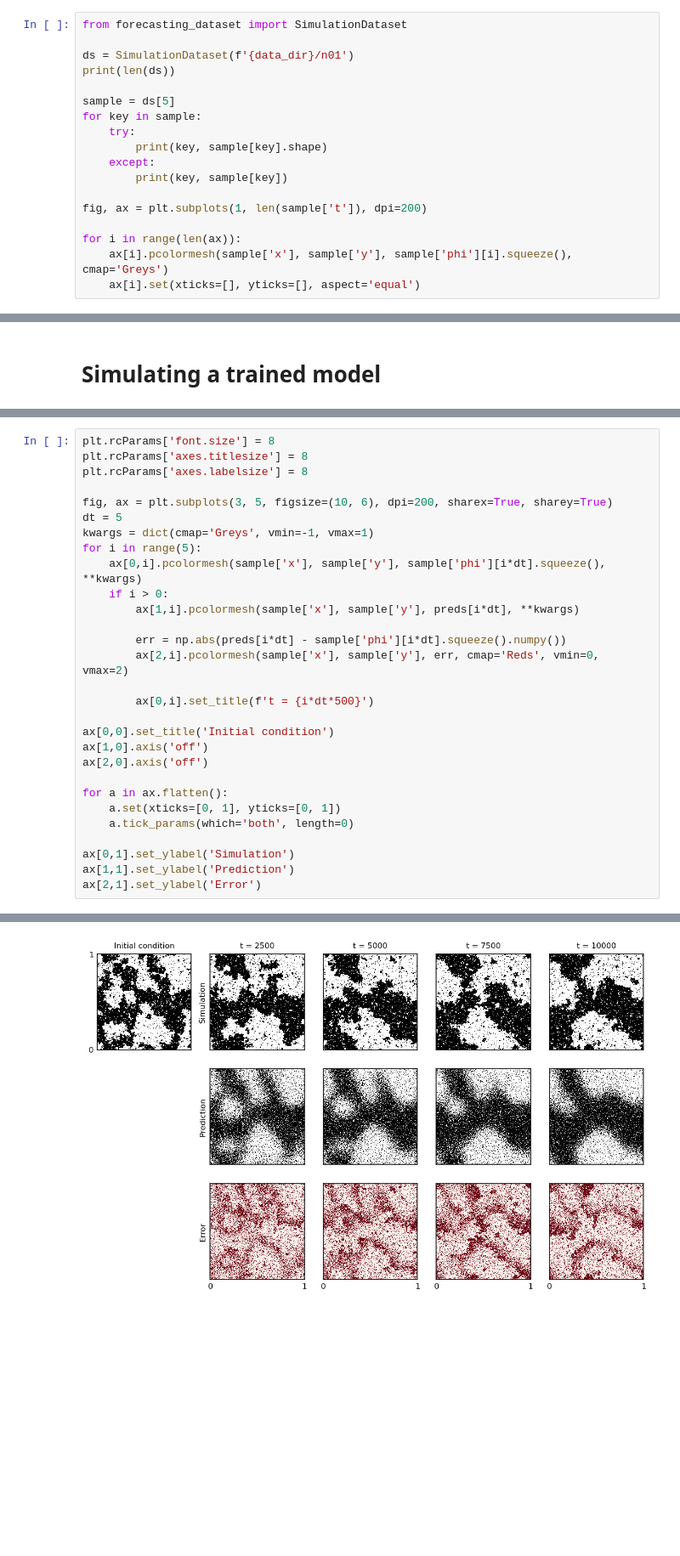
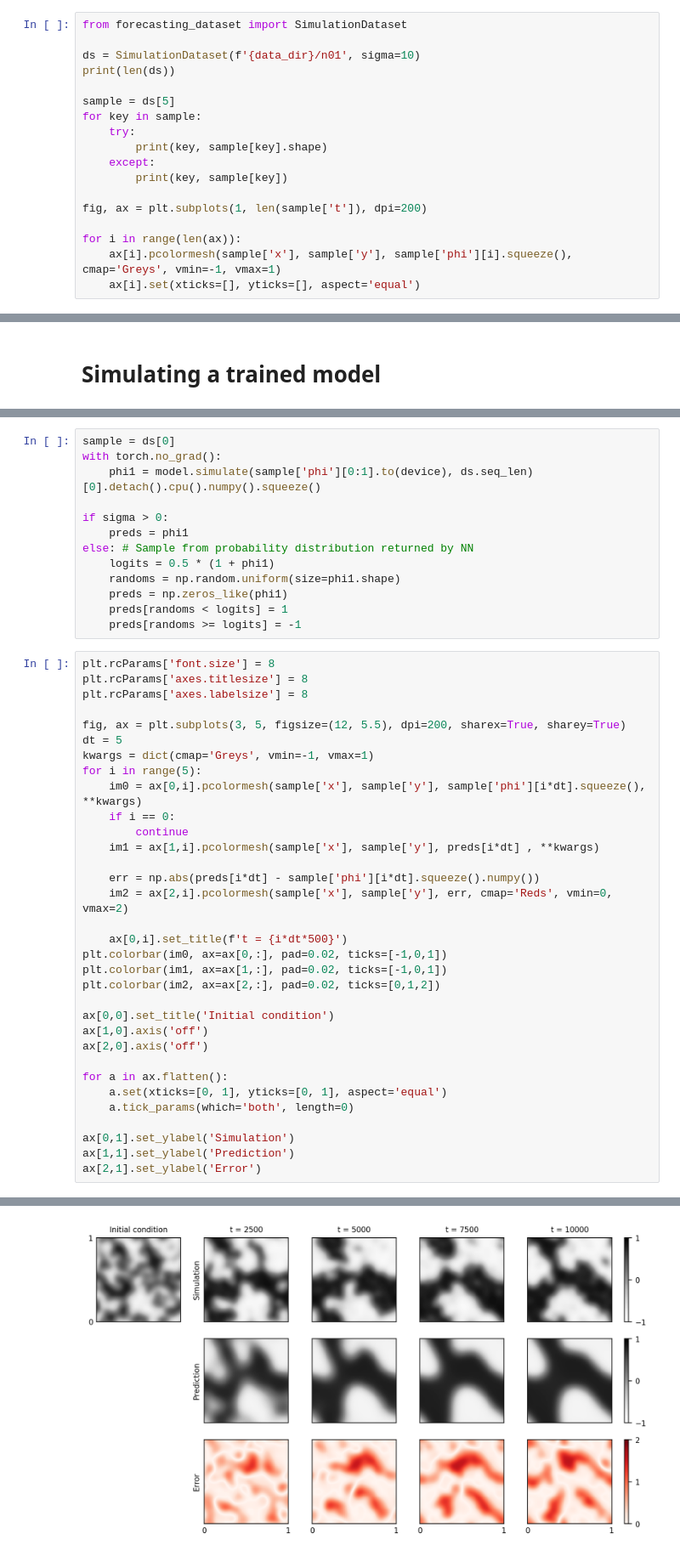
Before and after one commit to jcolen/sociohydro, a Jupyter notebook: nonlocal_ising/SimulationsForecasting.ipynb, the cells around one changed output, grey strips where cells are left out. Shown at 85% size. Drawn from its saved outputs; the diff is of its cells as text; blank space fills up the shorter version.

Commit message:
Coarse-grained models on nonlocal ising data

```diff
--- a/nonlocal_ising/SimulationsForecasting.ipynb
+++ b/nonlocal_ising/SimulationsForecasting.ipynb
@@ -45,7 +45,7 @@ for i in range(4):
 # %%
 from forecasting_dataset import SimulationDataset
 
-ds = SimulationDataset(f'{data_dir}/n01')
+ds = SimulationDataset(f'{data_dir}/n01', sigma=10)
 print(len(ds))
 
 sample = ds[5]
@@ -58,7 +58,7 @@ for key in sample:
 fig, ax = plt.subplots(1, len(sample['t']), dpi=200)
 
 for i in range(len(ax)):
-    ax[i].pcolormesh(sample['x'], sample['y'], sample['phi'][i].squeeze(), cmap='Greys')
+    ax[i].pcolormesh(sample['x'], sample['y'], sample['phi'][i].squeeze(), cmap='Greys', vmin=-1, vmax=1)
     ax[i].set(xticks=[], yticks=[], aspect='equal')
 # %% [output]
 193
@@ -142,32 +135,49 @@ Loaded state dict from file
+# %%
+sample = ds[0]
+with torch.no_grad():
+    phi1 = model.simulate(sample['phi'][0:1].to(device), ds.seq_len)[0].detach().cpu().numpy().squeeze()
+
+if sigma > 0:
+    preds = phi1
+else: # Sample from probability distribution returned by NN
+    logits = 0.5 * (1 + phi1)
+    randoms = np.random.uniform(size=phi1.shape)
+    preds = np.zeros_like(phi1)
+    preds[randoms < logits] = 1
+    preds[randoms >= logits] = -1
 # %%
 plt.rcParams['font.size'] = 8
 plt.rcParams['axes.titlesize'] = 8
 plt.rcParams['axes.labelsize'] = 8
 
-fig, ax = plt.subplots(3, 5, figsize=(10, 6), dpi=200, sharex=True, sharey=True)
+fig, ax = plt.subplots(3, 5, figsize=(12, 5.5), dpi=200, sharex=True, sharey=True)
 dt = 5
 kwargs = dict(cmap='Greys', vmin=-1, vmax=1)
 for i in range(5):
-    ax[0,i].pcolormesh(sample['x'], sample['y'], sample['phi'][i*dt].squeeze(), **kwargs)
-    if i > 0:
-        ax[1,i].pcolormesh(sample['x'], sample['y'], preds[i*dt], **kwargs)
+    im0 = ax[0,i].pcolormesh(sample['x'], sample['y'], sample['phi'][i*dt].squeeze(), **kwargs)
+    if i == 0:
+        continue
+    im1 = ax[1,i].pcolormesh(sample['x'], sample['y'], preds[i*dt] , **kwargs)
 
-        err = np.abs(preds[i*dt] - sample['phi'][i*dt].squeeze().numpy())
-        ax[2,i].pcolormesh(sample['x'], sample['y'], err, cmap='Reds', vmin=0, vmax=2)
+    err = np.abs(preds[i*dt] - sample['phi'][i*dt].squeeze().numpy())
+    im2 = ax[2,i].pcolormesh(sample['x'], sample['y'], err, cmap='Reds', vmin=0, vmax=2)
 
-        ax[0,i].set_title(f't = {i*dt*500}')
+    ax[0,i].set_title(f't = {i*dt*500}')
+plt.colorbar(im0, ax=ax[0,:], pad=0.02, ticks=[-1,0,1])
+plt.colorbar(im1, ax=ax[1,:], pad=0.02, ticks=[-1,0,1])
+plt.colorbar(im2, ax=ax[2,:], pad=0.02, ticks=[0,1,2])
 
 ax[0,0].set_title('Initial condition')
 ax[1,0].axis('off')
 ax[2,0].axis('off')
 
 for a in ax.flatten():
-    a.set(xticks=[0, 1], yticks=[0, 1])
+    a.set(xticks=[0, 1], yticks=[0, 1], aspect='equal')
     a.tick_params(which='both', length=0)
 
 ax[0,1].set_ylabel('Simulation')
 ax[1,1].set_ylabel('Prediction')
 ax[2,1].set_ylabel('Error')
 # %% [output]
 Text(0, 0.5, 'Error')
-[figure, old version]
+[figure, new version]
```
Also changed, not shown: parts of 3 cells of this notebook, 51 other files.
